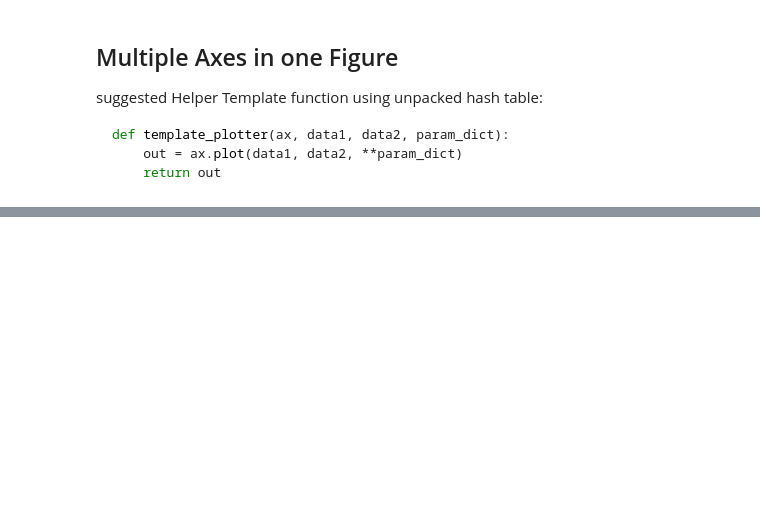
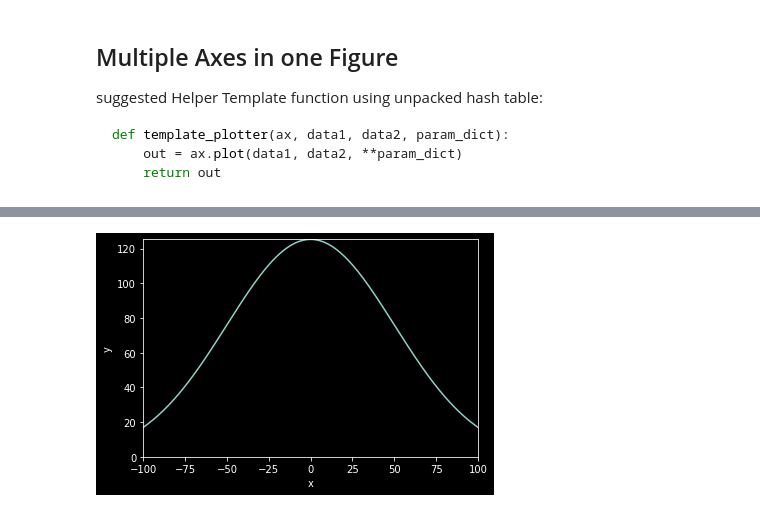
Before and after one commit to roman91DE/machine-learning, a Jupyter notebook: matplotlib_tutorial.ipynb, the cells around one changed output, grey strips where cells are left out. Saved outputs shown, nothing was run; the diff lists cells and outputs as text; code cells hidden in the pictures; blank space fills up the shorter version.

```diff
--- a/matplotlib_tutorial.ipynb
+++ b/matplotlib_tutorial.ipynb
@@ -163,0 +187,30 @@ for row in axes:
+# %%
+f = gauss
+m = 0
+s0 = 1
+sn = 50
+
+s_vals = np.linspace(s0,sn,sn-s0)       # all std-devs to iterate through
+x_vals = np.linspace(-100, 100)         # x range
+
+max_f = f(m, m, sn)
+
+# set constant axis scale ! (x0, xn, y0, yn)
+plt.axis([x_vals[0], x_vals[-1], 0, max_f])
+plt.xlabel("x")
+plt.ylabel("y")
+
+y = f(x,m,s0)
+
+lines = plt.plot(x,y) #initial plot to create the lines object
+
+def next_frame(s):
+    y = f(x, m, s)
+    lines[0].set_ydata(y)
+    return lines
+
+ani = FuncAnimation(plt.gcf(), next_frame, frames=s_vals, interval=100)
+ani.save("movie.mp4",fps=20)    # save animation to movie.mp4
+plt.show()
+# %% [output]
+[figure, added]
```
Also changed, not shown: parts of 10 cells of this notebook, 3 other files.
